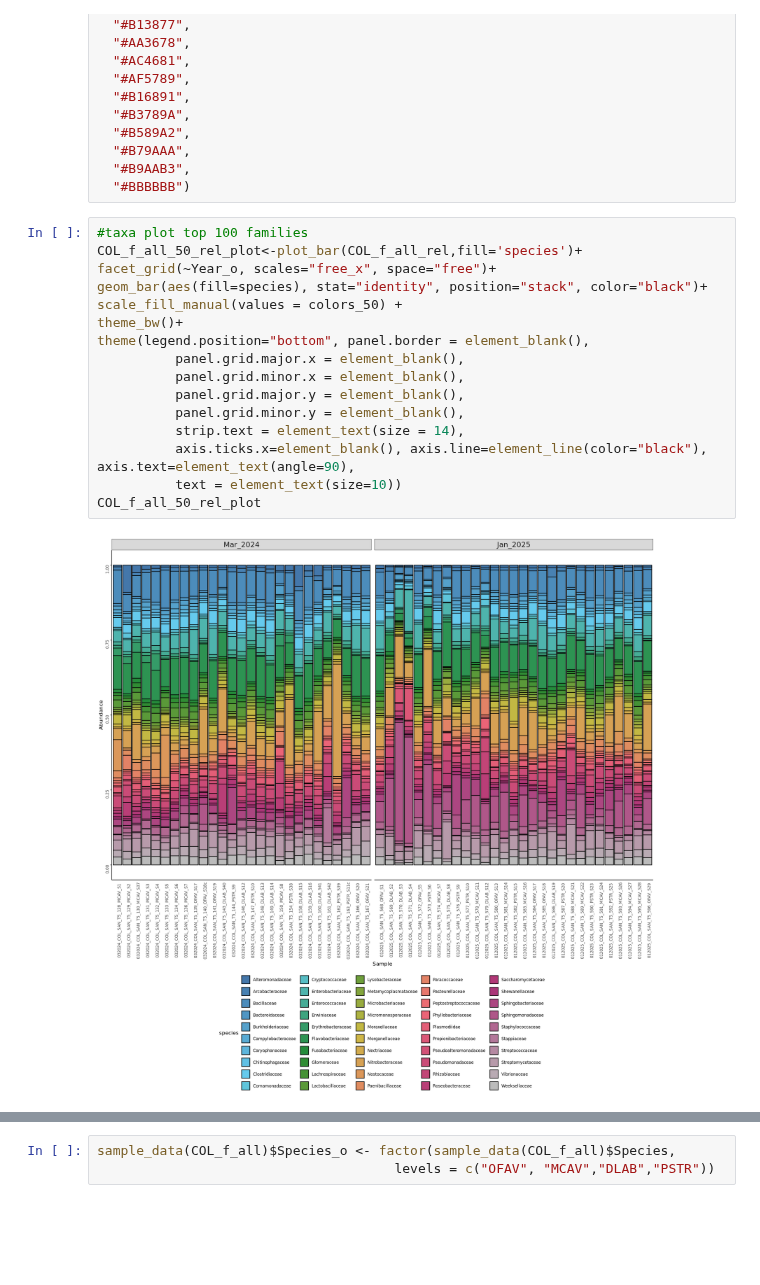
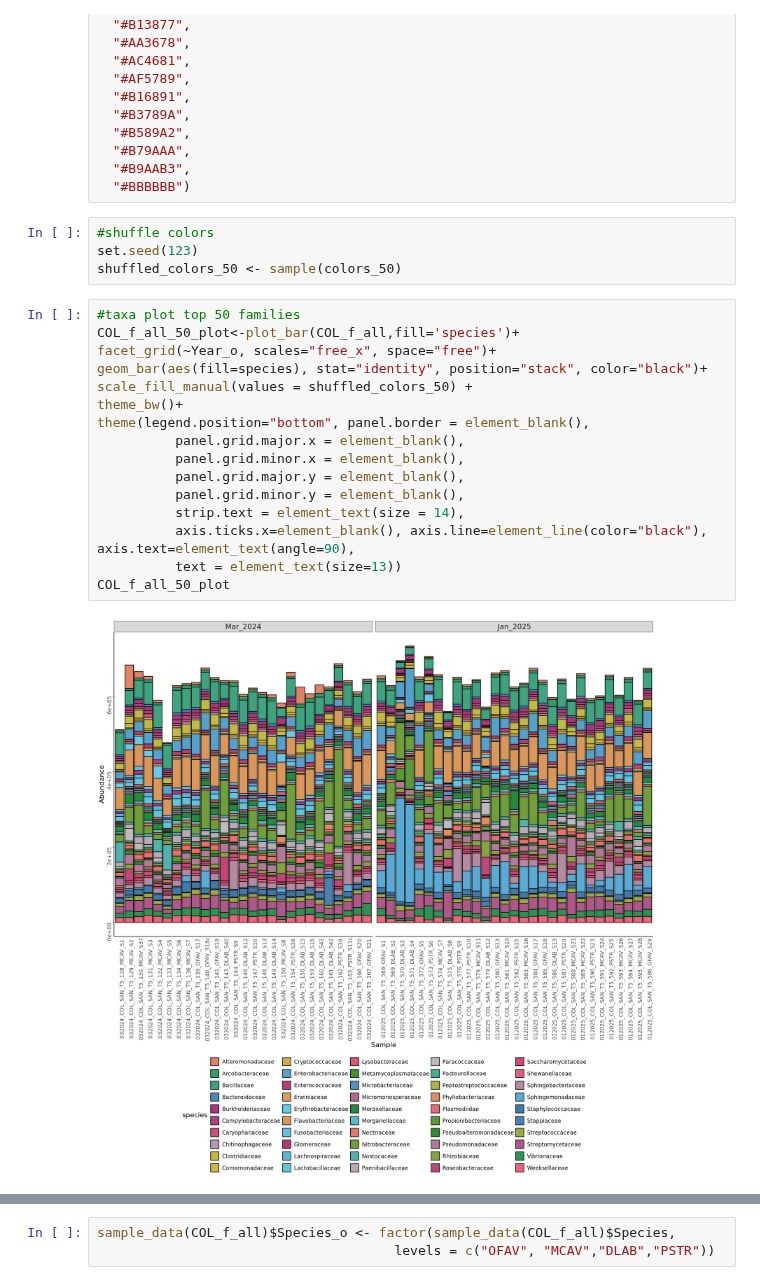
Before and after one commit to nikeaulrich/COL_metagenomics, a Jupyter notebook: COL_phyloseq_family_tax.ipynb, the cells around one changed output, grey strips where cells are left out. Drawn from its saved outputs; the diff is of its cells as text; blank space fills up the shorter version.

Commit message:
add phyloseq plot edits and MAG cogs

```diff
--- a/COL_phyloseq_family_tax.ipynb
+++ b/COL_phyloseq_family_tax.ipynb
@@ -373,23 +353,27 @@ colors_50 <- c("#4477AA",
   "#B79AAA",
   "#B9AAB3",
   "#BBBBBB")
+# %%
+#shuffle colors
+set.seed(123)
+shuffled_colors_50 <- sample(colors_50)
 # %%
-#taxa plot top 100 families
-COL_f_all_50_rel_plot<-plot_bar(COL_f_all_rel,fill='species')+
+#taxa plot top 50 families
+COL_f_all_50_plot<-plot_bar(COL_f_all,fill='species')+
 facet_grid(~Year_o, scales="free_x", space="free")+
 geom_bar(aes(fill=species), stat="identity", position="stack", color="black")+
-scale_fill_manual(values = colors_50) +
+scale_fill_manual(values = shuffled_colors_50) +
 theme_bw()+
 theme(legend.position="bottom", panel.border = element_blank(),
           panel.grid.major.x = element_blank(),
           panel.grid.minor.x = element_blank(),
           panel.grid.major.y = element_blank(),
           panel.grid.minor.y = element_blank(),
           strip.text = element_text(size = 14),
           axis.ticks.x=element_blank(), axis.line=element_line(color="black"), axis.text=element_text(angle=90),
-          text = element_text(size=10))
-COL_f_all_50_rel_plot
+          text = element_text(size=13))
+COL_f_all_50_plot
 # %% [output]
-[figure, old version]
+[figure, new version]
 # %%
 #save with the hideous colors for now but find new palette pronto
```
Also changed, not shown: parts of 28 cells of this notebook, 5 other files.
